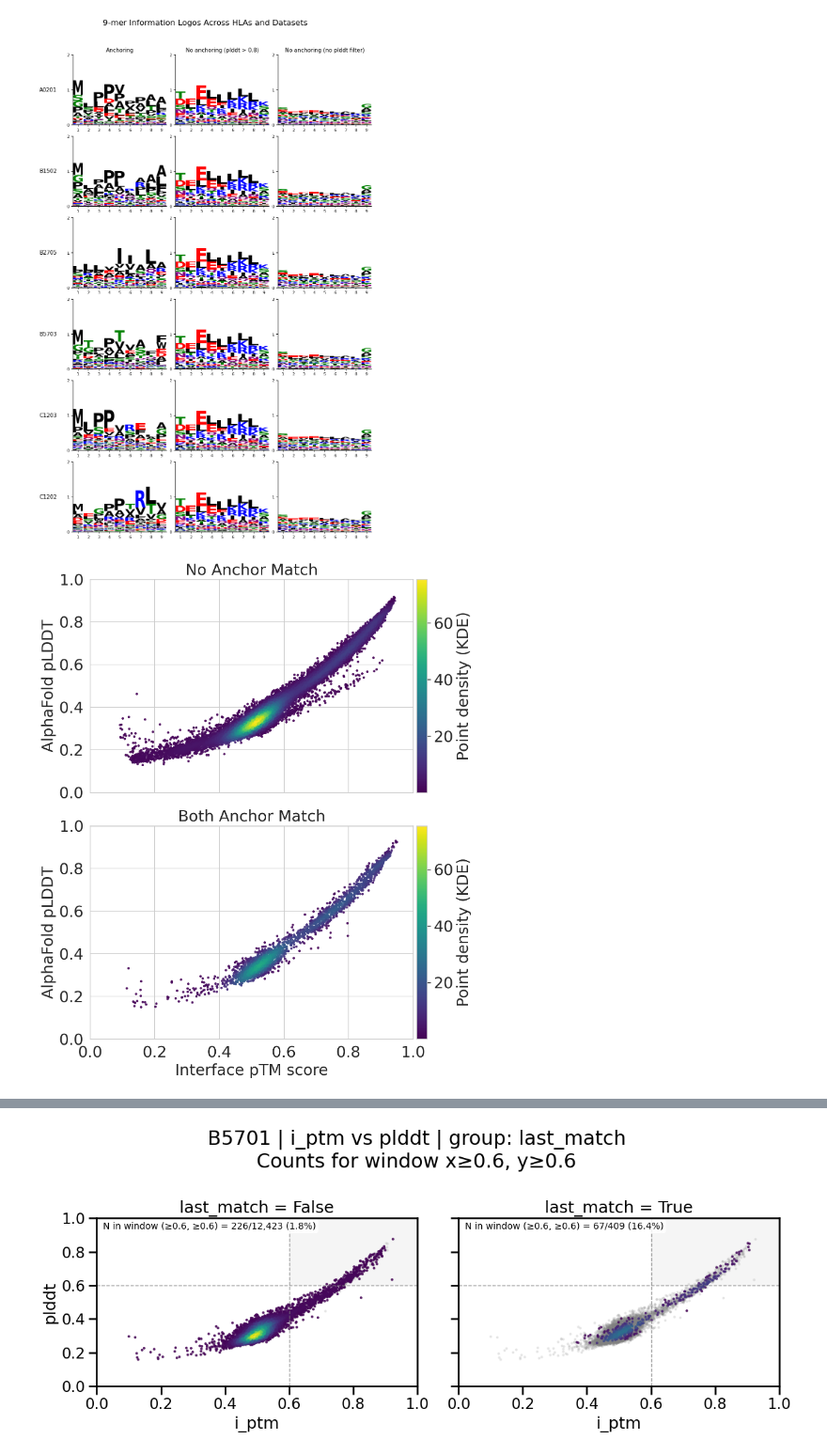
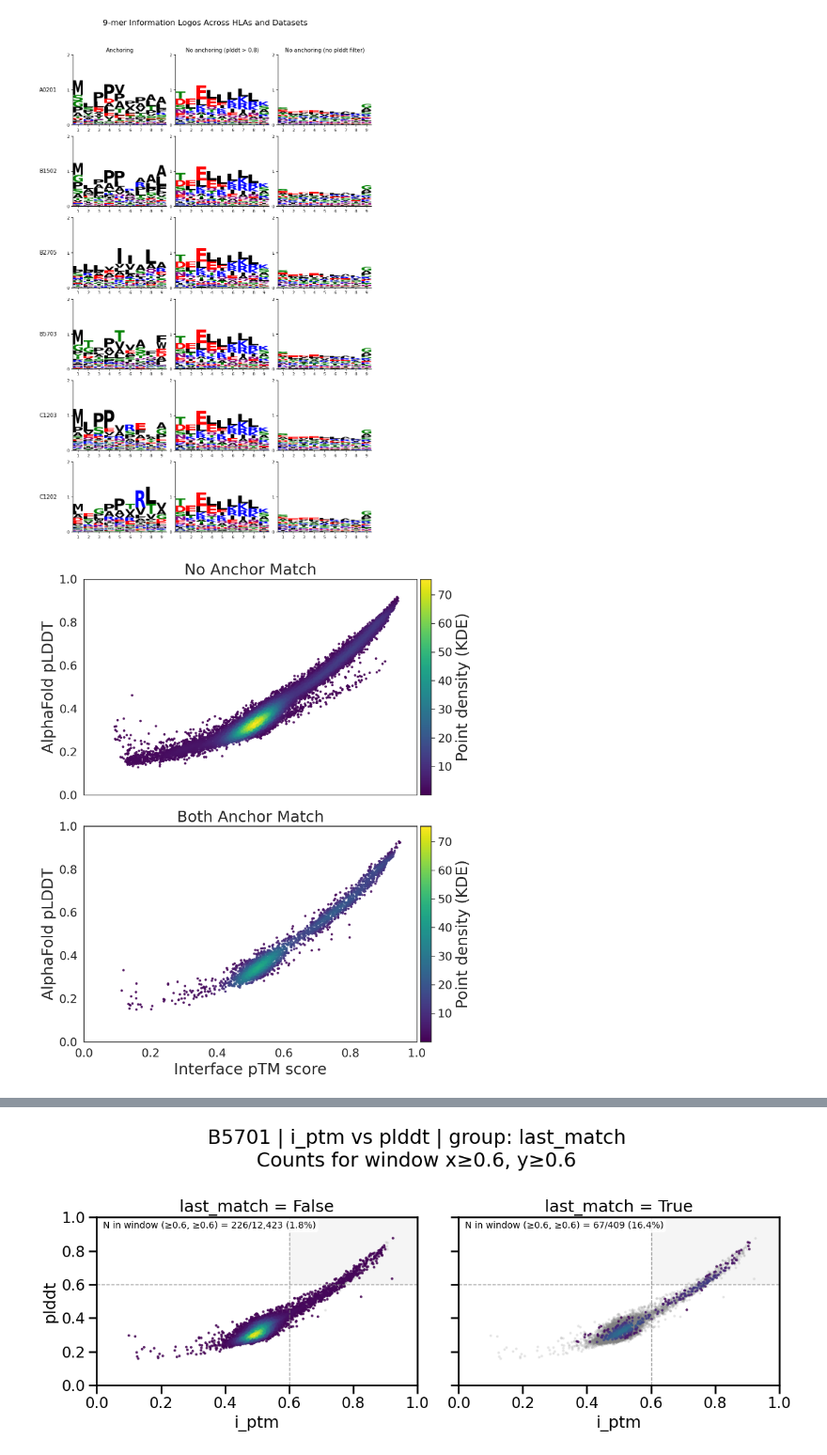
Before and after one commit to sermare/struct-mhc-dev, a Jupyter notebook: jupyter-notebook/02_negative_control_library.ipynb, the cells around one changed output, grey strips where cells are left out. Shown at 94% size. Cells and saved outputs as stored; diff of their text form; code cells hidden in the pictures.

```diff
--- a/jupyter-notebook/02_negative_control_library.ipynb
+++ b/jupyter-notebook/02_negative_control_library.ipynb
@@ -274,7 +274,7 @@ def plot_kde_density(
         "legend.fontsize": legend_size,
         "font.family": "DejaVu Sans",
     })
-    sns.set_theme(context="paper", style="whitegrid")
+    sns.set_theme(context="paper", style="white")
 
     # ---------- nice labels for columns ----------
     label_map = {
@@ -391,7 +391,7 @@ def plot_kde_density(
         )
         # fig.suptitle(figure_title if figure_title is not None else auto_title,
         #                 y=0.995, fontsize=suptitle_size)
-
+        plt.grid(False)
         # top = No, bottom = Both
         for ax, d, side in ((axes[0], g_false, False), (axes[1], g_true, True)):
 
@@ -412,6 +412,7 @@ def plot_kde_density(
             ax.set_ylabel(label_map.get(y_col, y_col), fontsize=axis_label_size)
             ax.tick_params(axis='both', which='major', labelsize=tick_label_size)
 
+            ax.grid(False)
             xb = score_bounds(x_col, label_map.get(x_col, ""))
             yb = score_bounds(y_col, label_map.get(y_col, ""))
             if xb is not None:
@@ -440,6 +441,8 @@ def plot_kde_density(
                 cbar.set_label("Point density (KDE)", size=legend_size)
                 cbar.ax.tick_params(labelsize=tick_label_size)
 
+            plt.grid(False)
+
         if show_window:
             fig.text(
                 0.01, 0.005,
@@ -448,6 +451,29 @@ def plot_kde_density(
                 fontsize=annotation_size
             )
 
+        from scipy.stats import mannwhitneyu, ks_2samp
+
+        # add inside the loop for each match type
+        tests = []
+        for col in [x_col, y_col]:
+            label = label_map.get(col, col)
+            a = g_false[col].values
+            b = g_true[col].values
+
+            if len(a) >= 2 and len(b) >= 2:
+                u = mannwhitneyu(a, b, alternative="two-sided")
+                ks = ks_2samp(a, b, alternative="two-sided", mode="auto")
+                delta = cliffs_delta(a, b)
+                tests.append({
+                    "group": group_col,
+                    "variable": col,
+                    "label": label,
+                    "n_false": len(a), "n_true": len(b),
+                    "mw_U": u.statistic, "mw_p": u.pvalue,
+                    "ks_D": ks.statistic, "ks_p": ks.pvalue,
+                    "cliffs_delta": delta
+                })
+
         fig.tight_layout(rect=[0, 0.02, 1, 0.975])  # leave room for suptitle and footer
 
         safe_group = group_col.replace(" ", "_")
@@ -455,29 +481,29 @@ def plot_kde_density(
         safe_y = y_col.replace("/", "_")
         safe_alleles = "_".join(a.replace("*", "").replace(":", "") for a in alleles) if alleles else "ALL"
         base = f"{save_dir}/{fname_prefix}__{safe_alleles}__{safe_group}__{safe_x}_vs_{safe_y}"
-        plt.savefig(base + ".png", bbox_inches="tight")
+        # plt.grid(False)
+        # plt.savefig(base + ".png", bbox_inches="tight")
         plt.savefig(base + ".pdf", bbox_inches="tight")
         plt.show()
 
     return pd.DataFrame(all_counts)
 # %%
-# Example usage:
 counts = plot_kde_density(
     results_meta,
     pos2_set={"M", "L", "T"},
     last_set={"V", "L", "T", "A"},
     x_candidates = ['i_ptm'],
     alleles=['A0201', 'A0206', 'A0207'],
     match_types=["both_match"], #both_match last_match either_match pos2_match
     show_grey=False,
     show_window=False,
     thr=0.8,
     suptitle_size=25,
     panel_title_size=20,
     axis_label_size=20,
-    tick_label_size=20,
+    tick_label_size=15,
     legend_size=20,
     annotation_size=20
 )
 # %% [output]
-[figure, old version]
+[figure, new version]
```
Also changed, not shown: parts of 10 cells of this notebook, 53 other files.
